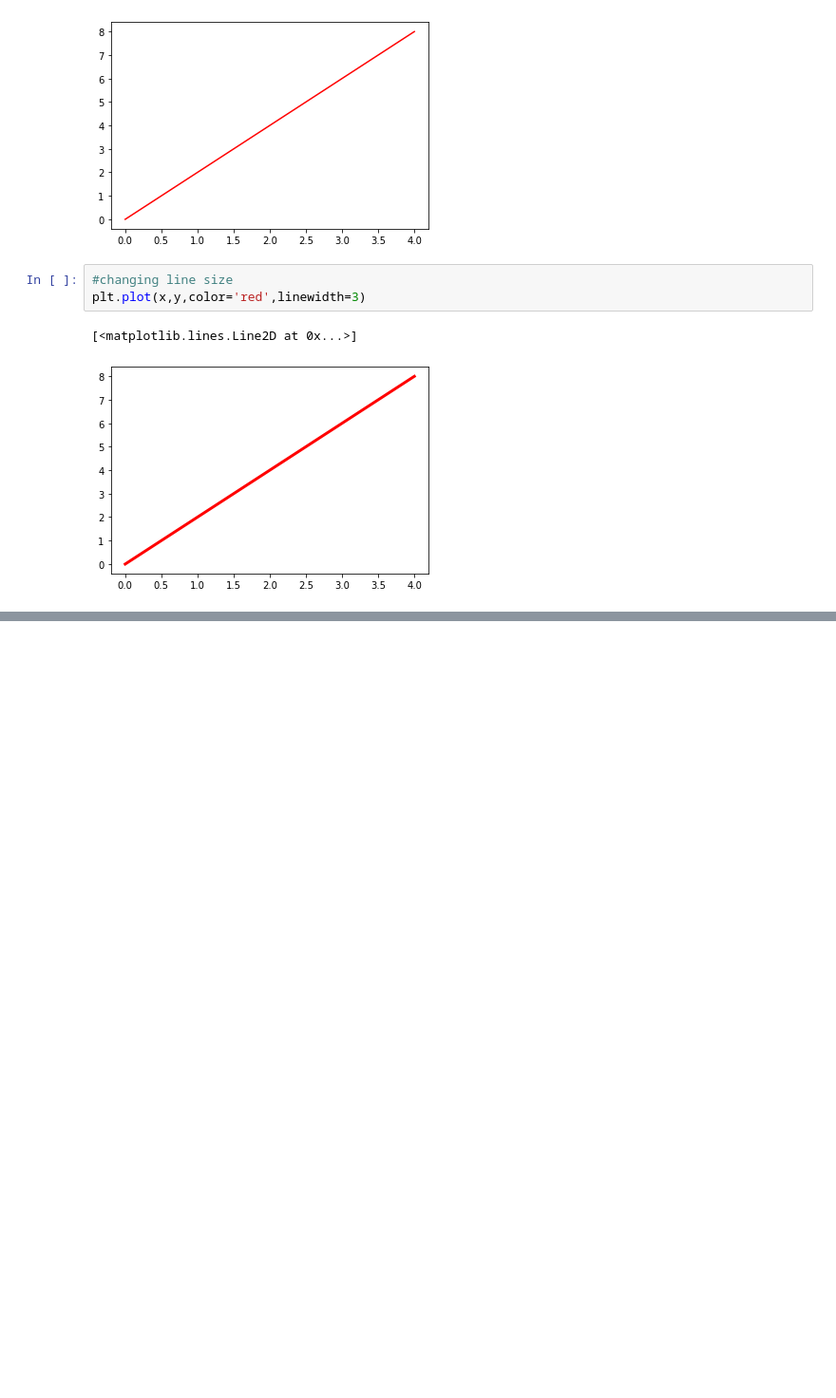
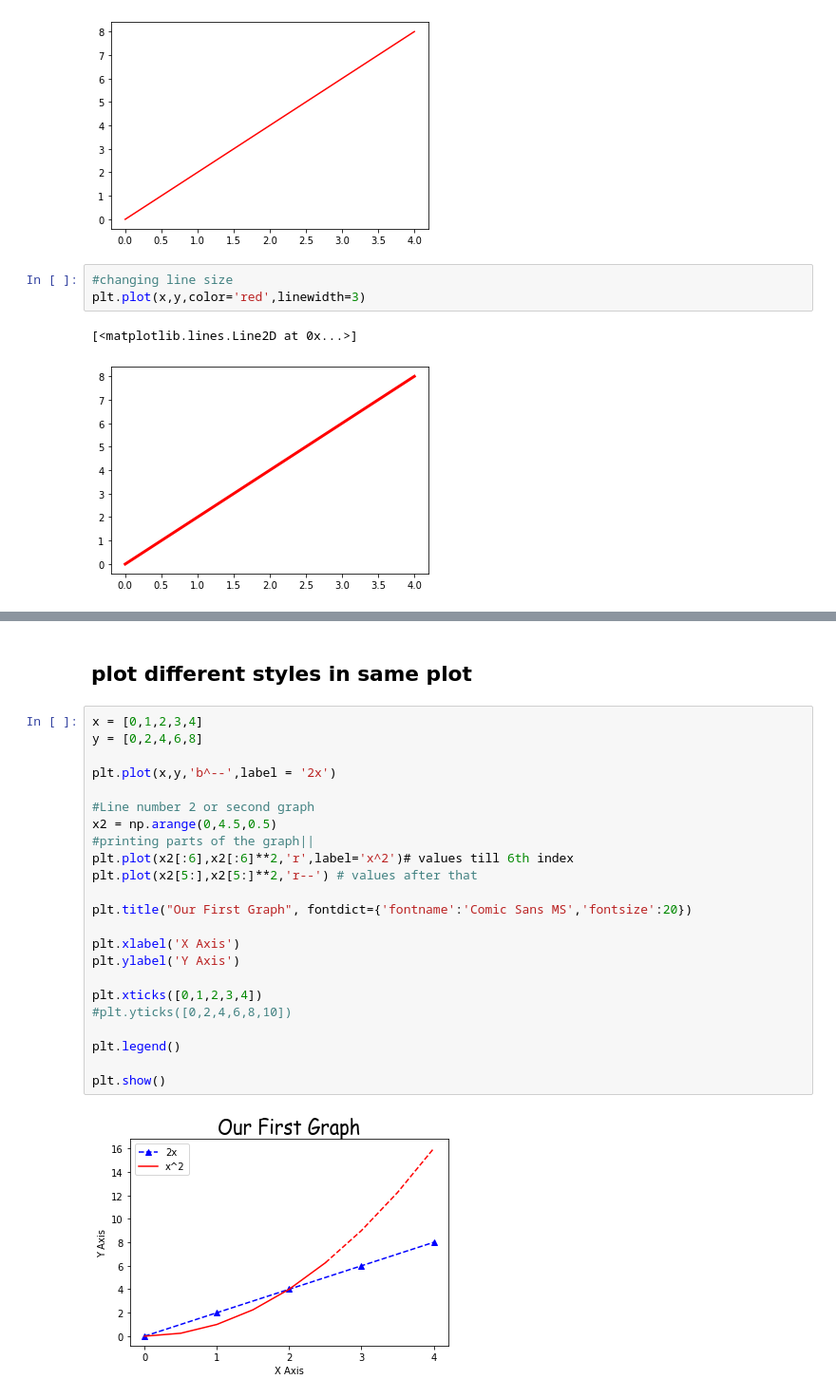
Before and after one commit to Adithya2441/AI-ML-Practice, a Jupyter notebook: AI ML WS/MatPlotLib/Matplotlib.ipynb, the cells around one changed output, grey strips where cells are left out. Shown: that part at 95% size. Saved outputs shown, nothing was run; the diff lists cells and outputs as text; blank space fills up the shorter version.

```diff
--- a/AI ML WS/MatPlotLib/Matplotlib.ipynb
+++ b/AI ML WS/MatPlotLib/Matplotlib.ipynb
@@ -99,0 +160,27 @@ plt.plot(x,y,color='red',linewidth=3)
+# %% [markdown]
+## plot different styles in same plot
+# %%
+x = [0,1,2,3,4]
+y = [0,2,4,6,8]
+
+plt.plot(x,y,'b^--',label = '2x')
+
+#Line number 2 or second graph
+x2 = np.arange(0,4.5,0.5)
+#printing parts of the graph||
+plt.plot(x2[:6],x2[:6]**2,'r',label='x^2')# values till 6th index
+plt.plot(x2[5:],x2[5:]**2,'r--') # values after that
+
+plt.title("Our First Graph", fontdict={'fontname':'Comic Sans MS','fontsize':20})
+
+plt.xlabel('X Axis')
+plt.ylabel('Y Axis')
+
+plt.xticks([0,1,2,3,4])
+#plt.yticks([0,2,4,6,8,10])
+
+plt.legend()
+
+plt.show()
+# %% [output]
+[figure, added]
```
Also changed, not shown: parts of 10 cells of this notebook, 1 other file.
